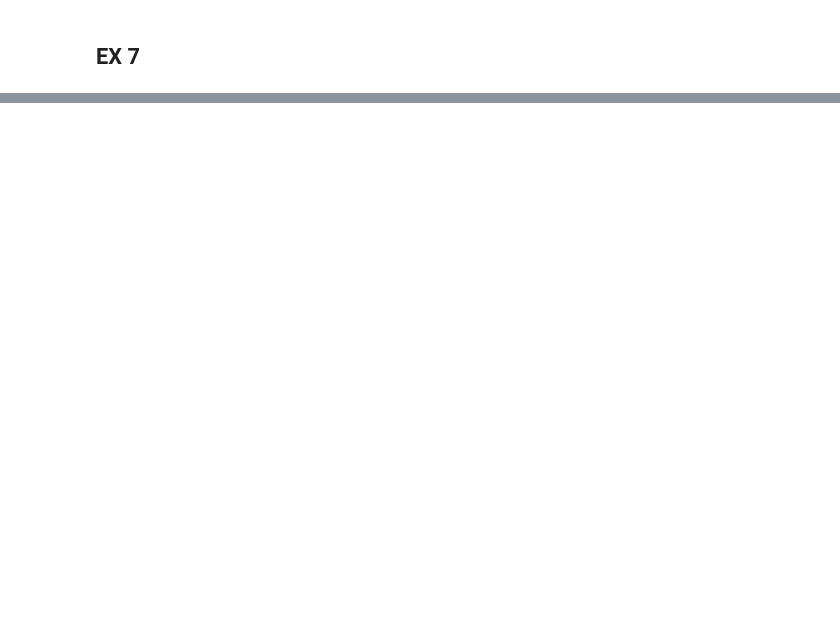
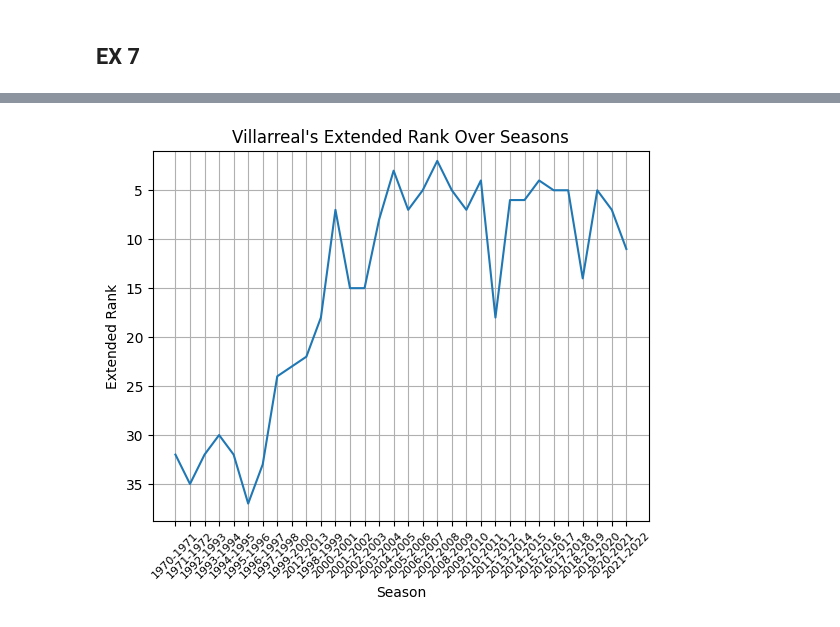
Before and after one commit to tinchit0/la-quiniela, a Jupyter notebook: analysis/LaLigaDataAnalysis.ipynb, the cells around one changed output, grey strips where cells are left out. Saved outputs shown, nothing was run; the diff lists cells and outputs as text; code cells hidden in the pictures; blank space fills up the shorter version.

```diff
--- a/analysis/LaLigaDataAnalysis.ipynb
+++ b/analysis/LaLigaDataAnalysis.ipynb
@@ -607,0 +551,15 @@ df_results = calculate_team_results(df)
+# %%
+# PODER ES POT FER D'ALGUNA FORMA QUE NO S'HAGI DE FER CAP MERGE
+division_1_season_counts = (
+    df_results[df_results["division"] == 1]
+    .groupby("season")
+    .size()
+    .reset_index(name="count")
+)
+
+df_results = pd.merge(df_results, division_1_season_counts, on="season", how="left")
+
+df_results["extended rank"] = df_results["rank"]
+df_results.loc[df_results["division"] == 2, "extended rank"] += df_results["count"]
+
+df_results
@@ -607,0 +580,17 @@ df_results = calculate_team_results(df)
+# %%
+#MIRAR PQ NO HI HA DADES ALGUNS ANYS
+villarreal_data = df_results[df_results["team"] == "Villarreal"][["season", "division", "extended rank"]]
+
+plt.plot(villarreal_data["season"], villarreal_data["extended rank"])
+plt.xlabel("Season")
+plt.ylabel("Extended Rank")
+plt.ylim(1)
+plt.title("Villarreal's Extended Rank Over Seasons")
+plt.xticks(rotation=45, fontsize=8)
+plt.gca().invert_xaxis()
+plt.gca().invert_yaxis()
+
+plt.grid(True)
+plt.show()
+# %% [output]
+[figure, added]
```
Also changed, not shown: parts of 16 cells of this notebook.
